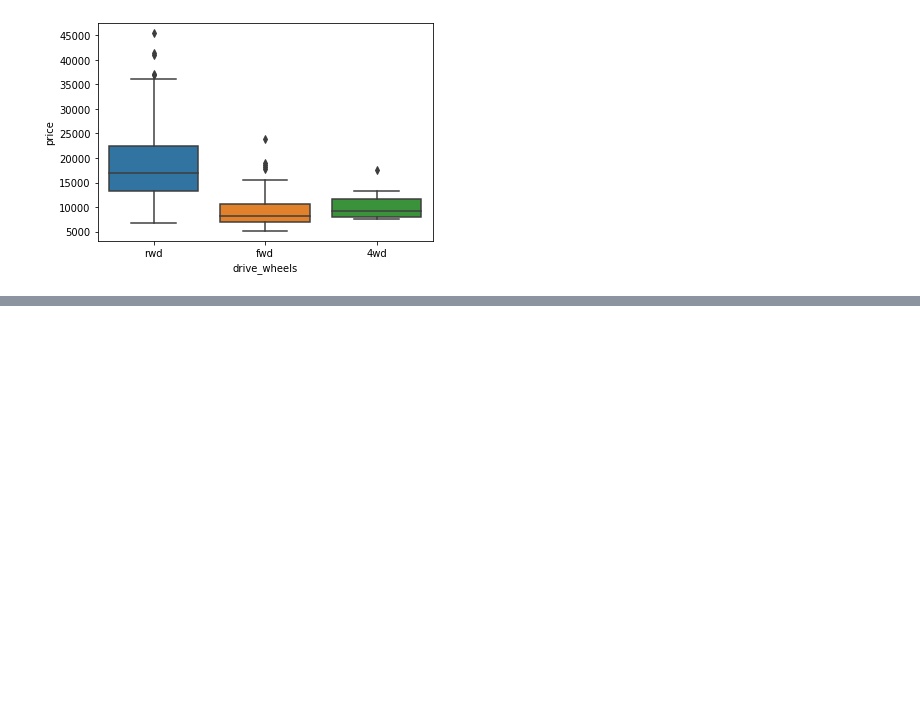
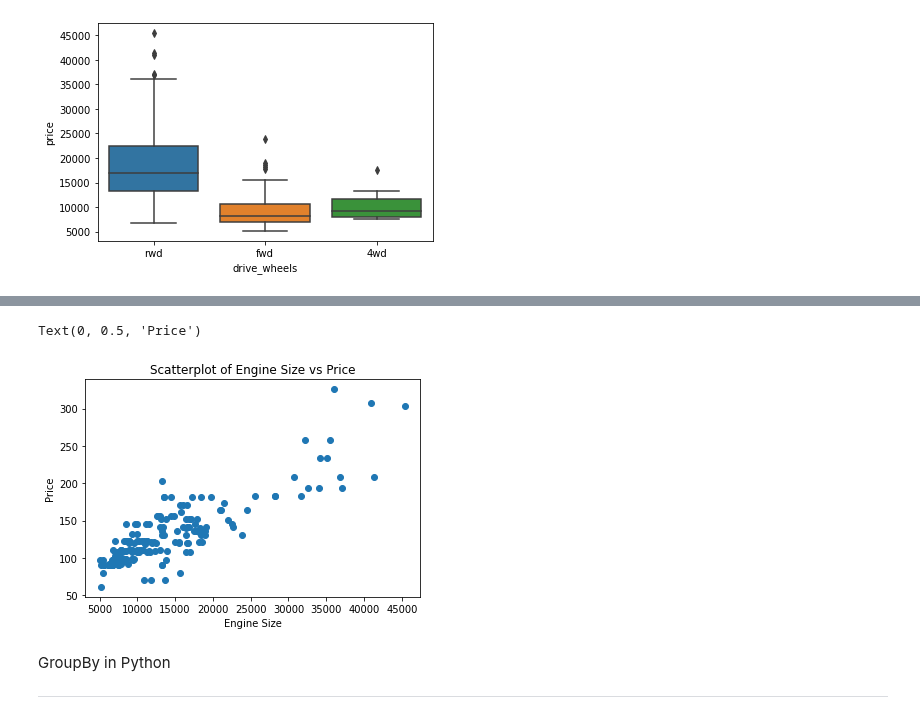
Before and after one commit to PosgradoMNA/actividades-de-aprendizaje-murasakiw, a Jupyter notebook: Semana6_Data_Analysis_with_Python.ipynb, the cells around one changed output, grey strips where cells are left out. Saved outputs shown, nothing was run; the diff lists cells and outputs as text; code cells hidden in the pictures; blank space fills up the shorter version.

```diff
--- a/Semana6_Data_Analysis_with_Python.ipynb
+++ b/Semana6_Data_Analysis_with_Python.ipynb
@@ -108,0 +138,13 @@ sns.boxplot(x = 'drive_wheels', y = 'price', data=df) #Boxplot para comparar los
+# %%
+y = df['engine_size']
+x = df['price']
+plt.scatter(x, y)
+plt.title('Scatterplot of Engine Size vs Price')
+plt.xlabel('Engine Size')
+plt.ylabel('Price')
+# %% [output]
+Text(0, 0.5, 'Price')
+[figure, added]
+# %% [markdown]
+GroupBy in Python
+___
```
Also changed, not shown: parts of 4 cells of this notebook.
